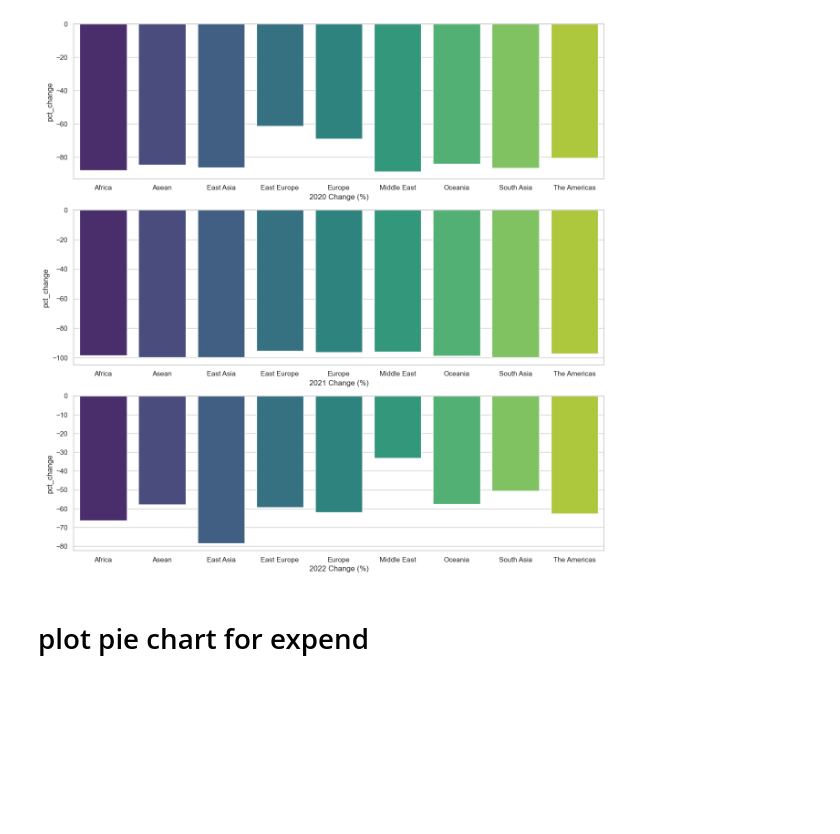
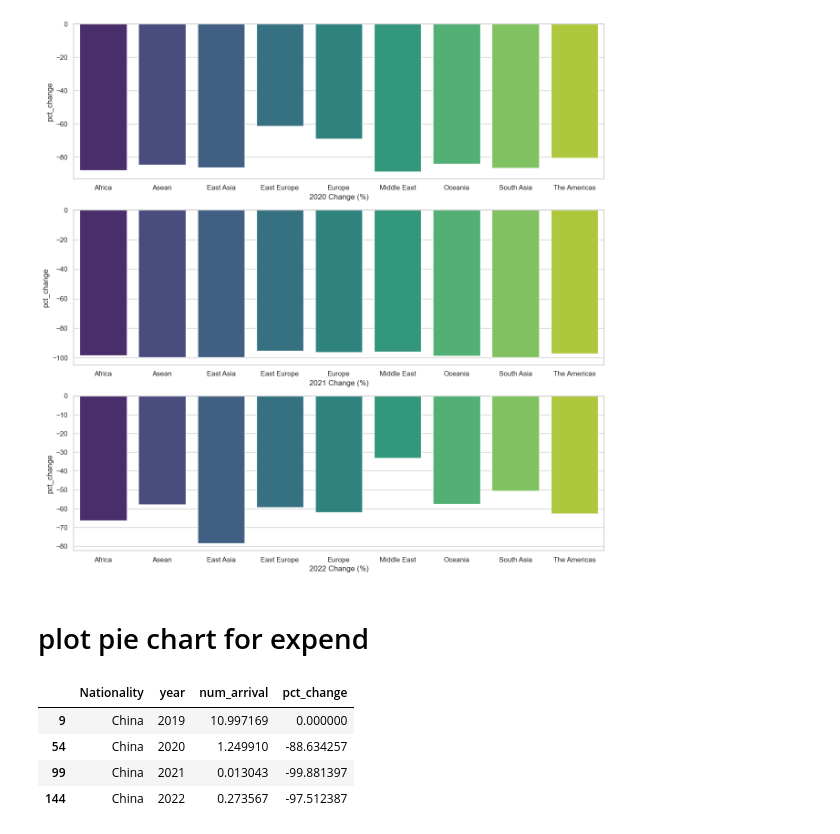
Before and after one commit to eatrabyo/dads-5001-mini-project, a Jupyter notebook: analyze_th.ipynb, the cells around one changed output. Saved outputs shown, nothing was run; the diff lists cells and outputs as text; code cells hidden in the pictures; blank space fills up the shorter version.

```diff
--- a/analyze_th.ipynb
+++ b/analyze_th.ipynb
@@ -281,6 +281,15 @@ sns.barplot(region_th_arrival_melt.loc[(region_th_arrival_melt['Nationality'].is
 [figure]
 # %% [markdown]
 # plot pie chart for expend
+# %%
+china_num = country_th_arrival_melt.loc[country_th_arrival_melt['Nationality'] == 'China']
+china_num
+# %% [output]
+|  | Nationality | year | num_arrival | pct_change |
+| 9 | China | 2019 | 10.997169 | 0.000000 |
+| 54 | China | 2020 | 1.249910 | -88.634257 |
+| 99 | China | 2021 | 0.013043 | -99.881397 |
+| 144 | China | 2022 | 0.273567 | -97.512387 |
 # %%
 fig,axes = plt.subplots( figsize=(20, 5))
 # axes.ticklabel_format(axis='x', style='plain')
```
Also changed, not shown: parts of 4 cells of this notebook.
